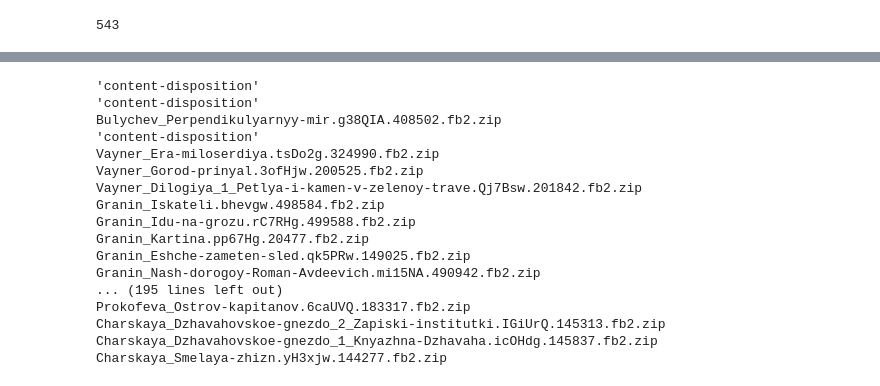
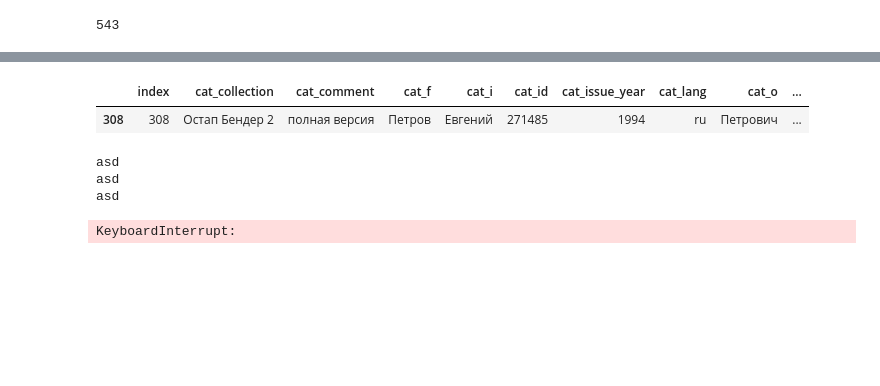
Before and after one commit to a10nik/pb-stylistic, a Jupyter notebook: select-books.ipynb, the cells around one changed output, grey strips where cells are left out. Cells and saved outputs as stored; diff of their text form; code cells hidden in the pictures; blank space fills up the shorter version.

```diff
--- a/select-books.ipynb
+++ b/select-books.ipynb
@@ -100,0 +70,11 @@ urls
+# %%
+mukhin_liter = pd.DataFrame(liter, columns=["mukhin_fio", "mukhin_wiki1", "mukhin_libru", "mukhin_title", "mukhin_year", "mukhin_wiki2"])
+with_mukhin = pd.concat([matched_with_mukhin, mukhin_liter], axis=1)
+#with_mukhin.cat_id = with_mukhin.cat_id.astype("str")
+unmatched_mukhin = with_mukhin[with_mukhin.cat_id.isnull()]
+with_mukhin = with_mukhin[with_mukhin.cat_id.notnull()]
+
+with_polka = pd.concat([matched_with_polka, pd.DataFrame(polka_pairs, columns=["polka_title", "polka_fi"])], axis=1)
+#with_polka.cat_id = with_polka.cat_id.astype("str")
+unmatched_polka = with_polka[with_polka.cat_id.isnull()]
+with_polka = with_polka[with_polka.cat_id.notnull()]
@@ -100,0 +141,14 @@ urls
+# %%
+for c in ["mukhin_fio", "cat_f", "cat_i", "cat_o", "polka_fi"]:
+    all_lists[c] = all_lists[c].str.replace(",", "").str.replace("ё", "е")
+all_lists["some_f_polka"] = np.where(
+    all_lists.cat_f.isnull() & all_lists.polka_fi.notnull(),
+    all_lists.polka_fi.str.split(" ").str.get(-1) + " " + all_lists.polka_fi.str.split(" ").str.get(0),
+    all_lists.cat_f + " " + all_lists.cat_i)
+all_lists["fi"] = np.where(
+    all_lists.some_f_polka.isnull() & all_lists.mukhin_fio.notnull(),
+    all_lists.mukhin_fio.str.split(" ").str.get(0) + " " + all_lists.mukhin_fio.str.split(" ").str.get(1),
+    all_lists.some_f_polka)
+all_lists = all_lists.drop("some_f_polka", axis=1)
+for_grouping = all_lists
+set(all_lists.fi)
@@ -101,9 +173,20 @@ urls
+# %%
+all_lists.loc[(all_lists.cat_id == '271485') | (all_lists.fi == "Ильф Илья") | (all_lists.fi == "Петров Евгений"), "fi"] = "Ильф и Петров"
+all_lists[all_lists.cat_id == '271485']
+# %% [output]
+|  | index | cat_collection | cat_comment | cat_f | cat_i | cat_id | cat_issue_year | cat_lang | cat_o | ... |
+| 308 | 308 | Остап Бендер 2 | полная версия | Петров | Евгений | 271485 | 1994 | ru | Петрович | ... |
 # %%
+import traceback
+
 def download_file(url):
     r = requests.get(url, stream=True, proxies = {
-      "http": "45.76.95.243:3128"
+        "http": "http://177.72.113.245:54937",
+        "https": "http://177.72.113.245:54937",
+    }, headers = {
+        'user-agent': 'Mozilla/5.0 (Macintosh; Intel Mac OS X 10_11_6) AppleWebKit/537.36 (KHTML, like Gecko) Chrome/56.0.2924.87 Safari/537.36',
     })
-    local_filename = re.match('.*filename="(.+)".*', r.headers['Content-Disposition'])[1]
+    local_filename = "asd" # re.match('.*filename="(.+)".*', r.headers['Content-Disposition'])[1]
     print(local_filename)
     with open('fb2/' + local_filename, 'wb') as f:
         for chunk in r.iter_content(chunk_size=1024*1024):
@@ -112,26 +195,13 @@ def download_file(url):
                 #f.flush()
     return local_filename
 
-for url in urls:
+for url in joined.cat_id:
     try:
-        download_file(url)
+        download_file('http://flibusta.is/b/%s/fb2' % id)
     except Exception as e:
-        print(e)
+        traceback.print_exc()
 # %% [output]
-'content-disposition'
-'content-disposition'
-Bulychev_Perpendikulyarnyy-mir.g38QIA.408502.fb2.zip
-'content-disposition'
-Vayner_Era-miloserdiya.tsDo2g.324990.fb2.zip
-Vayner_Gorod-prinyal.3ofHjw.200525.fb2.zip
-Vayner_Dilogiya_1_Petlya-i-kamen-v-zelenoy-trave.Qj7Bsw.201842.fb2.zip
-Granin_Iskateli.bhevgw.498584.fb2.zip
-Granin_Idu-na-grozu.rC7RHg.499588.fb2.zip
-Granin_Kartina.pp67Hg.20477.fb2.zip
-Granin_Eshche-zameten-sled.qk5PRw.149025.fb2.zip
-Granin_Nash-dorogoy-Roman-Avdeevich.mi15NA.490942.fb2.zip
-... (195 lines left out)
-Prokofeva_Ostrov-kapitanov.6caUVQ.183317.fb2.zip
-Charskaya_Dzhavahovskoe-gnezdo_2_Zapiski-institutki.IGiUrQ.145313.fb2.zip
-Charskaya_Dzhavahovskoe-gnezdo_1_Knyazhna-Dzhavaha.icOHdg.145837.fb2.zip
-Charskaya_Smelaya-zhizn.yH3xjw.144277.fb2.zip
+asd
+asd
+asd
+KeyboardInterrupt:
```
Also changed, not shown: parts of 31 cells of this notebook, 14 other files.
